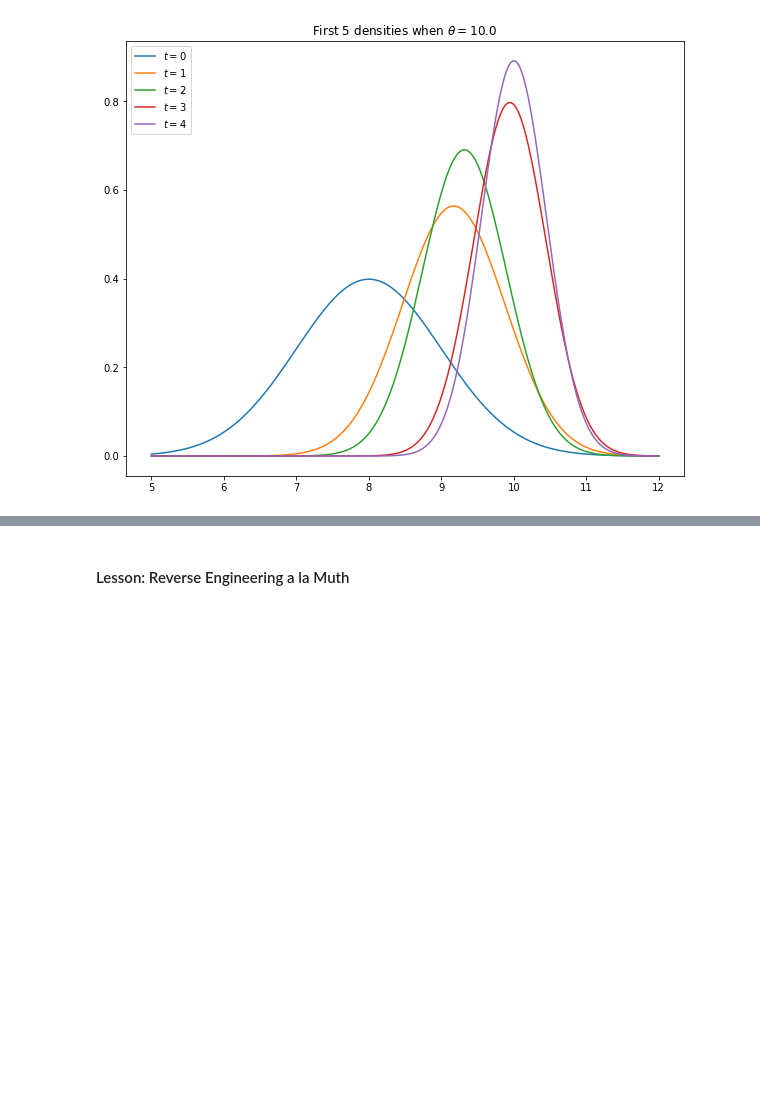
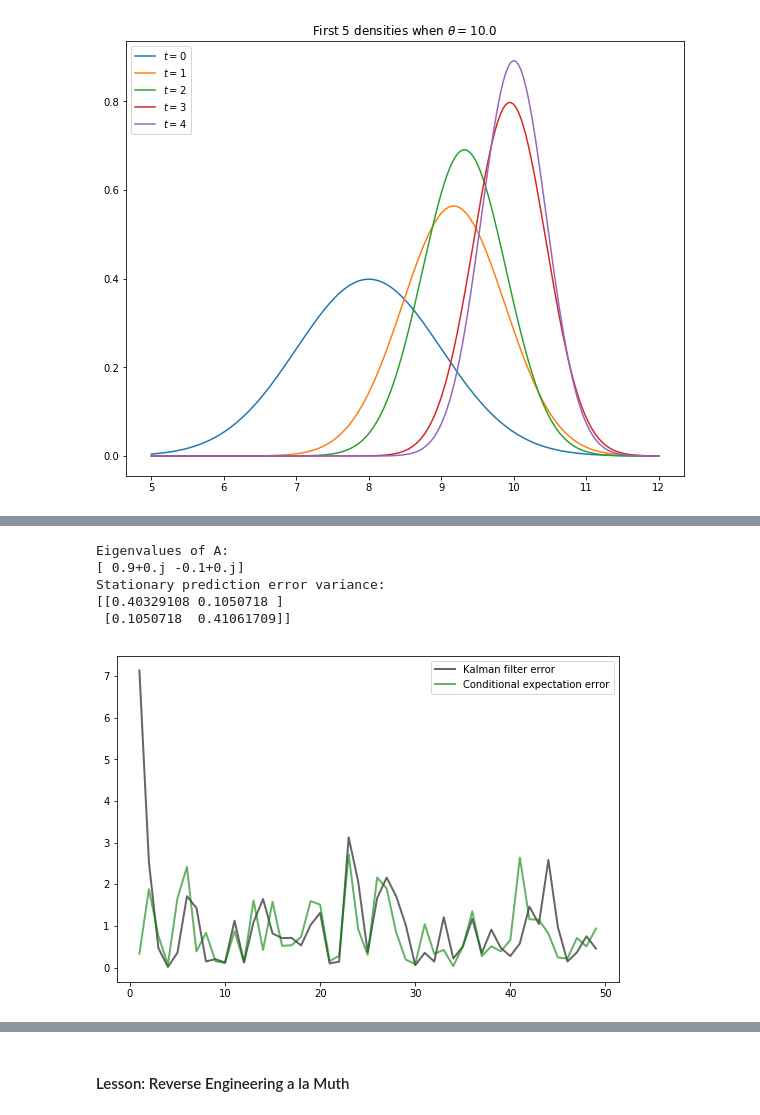
Before and after one commit to PanPip/QuantEcon_Tasks, a Jupyter notebook: Tools_and_techniques.ipynb, the cells around one changed output, grey strips where cells are left out. Saved outputs shown, nothing was run; the diff lists cells and outputs as text; code cells hidden in the pictures; blank space fills up the shorter version.

```diff
--- a/Tools_and_techniques.ipynb
+++ b/Tools_and_techniques.ipynb
@@ -1344,0 +1385,56 @@ plt.show()
+# %%
+# Define A, C, G, H
+G = np.identity(2)
+H = np.sqrt(0.5) * np.identity(2)
+
+A = [[0.5, 0.4],
+     [0.6, 0.3]]
+C = np.sqrt(0.3) * np.identity(2)
+
+# Set up state space mode, initial value x_0 set to zero
+ss = LinearStateSpace(A, C, G, H, mu_0 = np.zeros(2))
+
+# Define the prior density
+Σ = [[0.9, 0.3],
+     [0.3, 0.9]]
+Σ = np.array(Σ)
+x_hat = np.array([8, 8])
+
+# Initialize the Kalman filter
+kn = Kalman(ss, x_hat, Σ)
+
+# Print eigenvalues of A
+print("Eigenvalues of A:")
+print(eigvals(A))
+
+# Print stationary Σ
+S, K = kn.stationary_values()
+print("Stationary prediction error variance:")
+print(S)
+
+# Generate the plot
+T = 50
+x, y = ss.simulate(T)
+
+e1 = np.empty(T-1)
+e2 = np.empty(T-1)
+
+for t in range(1, T):
+    kn.update(y[:,t])
+    e1[t-1] = np.sum((x[:, t] - kn.x_hat.flatten())**2)
+    e2[t-1] = np.sum((x[:, t] - A @ x[:, t-1])**2)
+
+fig, ax = plt.subplots(figsize=(9,6))
+ax.plot(range(1, T), e1, 'k-', lw=2, alpha=0.6,
+        label='Kalman filter error')
+ax.plot(range(1, T), e2, 'g-', lw=2, alpha=0.6,
+        label='Conditional expectation error')
+ax.legend()
+plt.show()
+# %% [output]
+Eigenvalues of A:
+[ 0.9+0.j -0.1+0.j]
+Stationary prediction error variance:
+[[0.40329108 0.1050718 ]
+ [0.1050718  0.41061709]]
+[figure, added]
```
Also changed, not shown: parts of 6 cells of this notebook, 3 other files.
